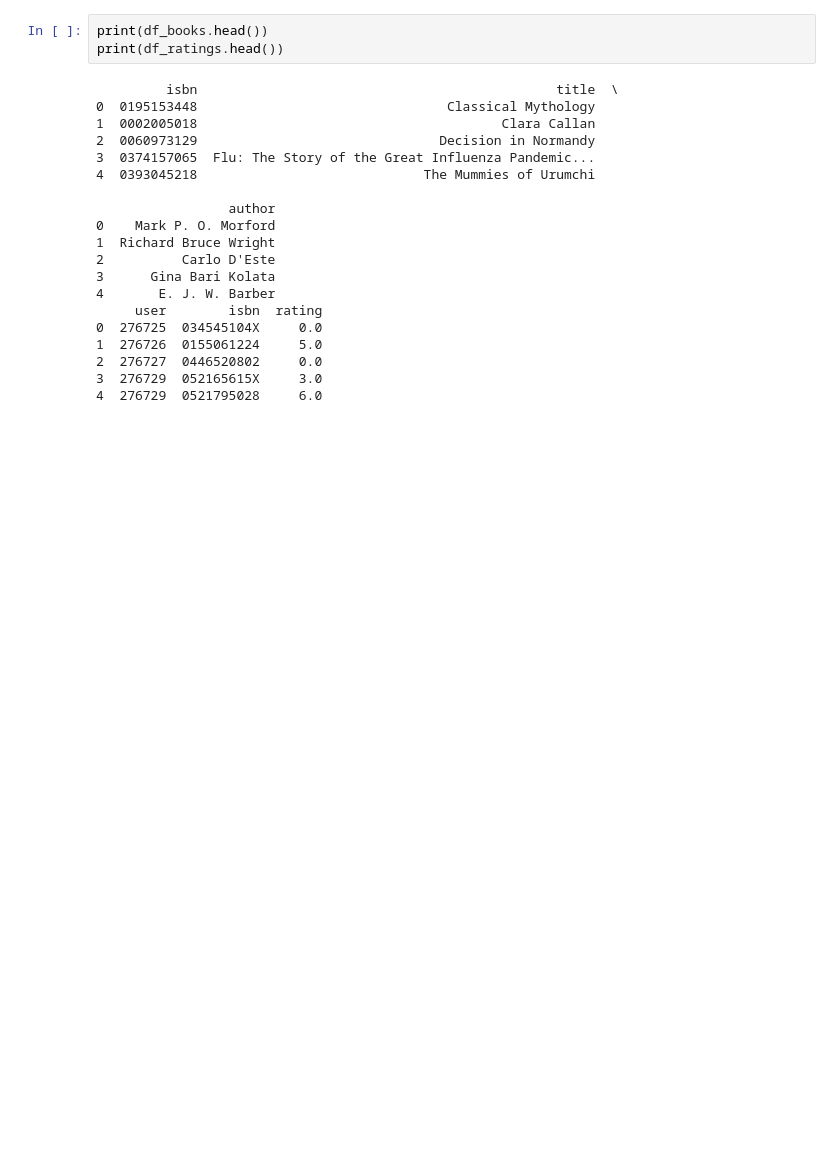
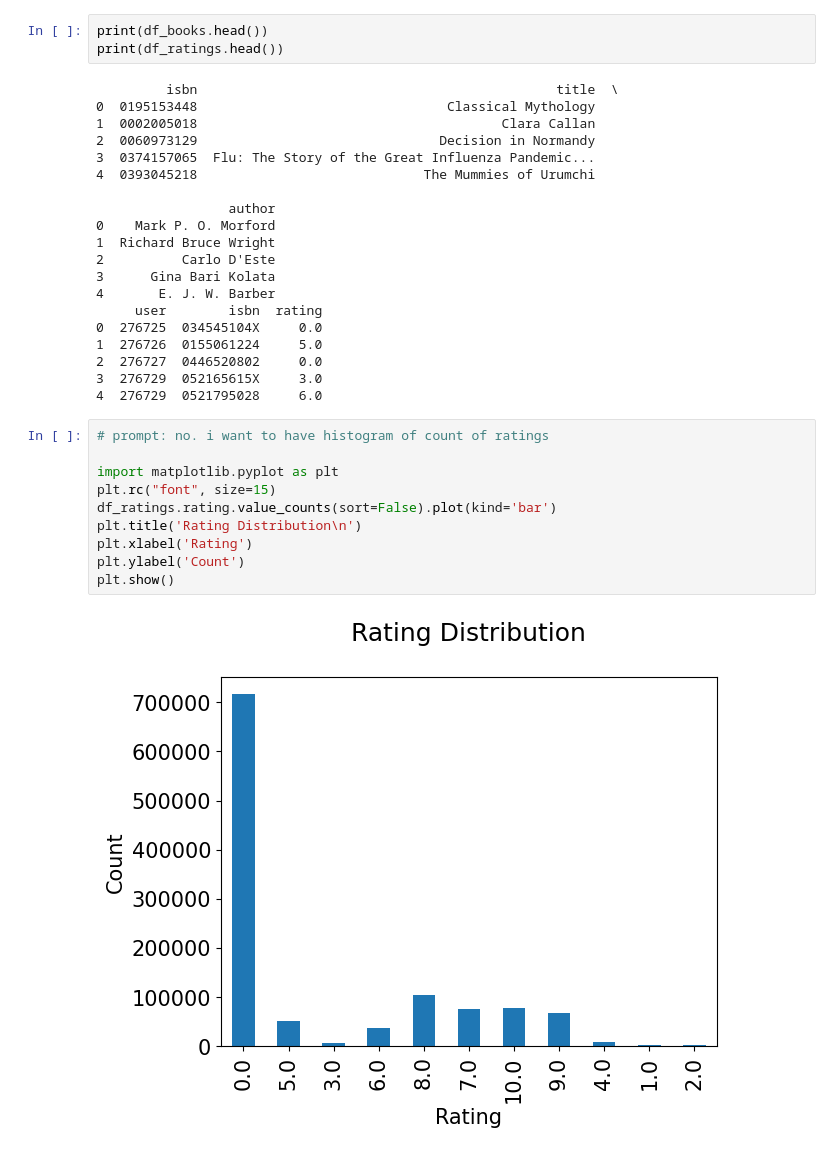
Before and after one commit to mbilalnust/book_recommendation_nearest_neighbor, a Jupyter notebook: fcc_book_recommendation_knn.ipynb, the cells around one changed output. Saved outputs shown, nothing was run; the diff lists cells and outputs as text; blank space fills up the shorter version.

```diff
--- a/fcc_book_recommendation_knn.ipynb
+++ b/fcc_book_recommendation_knn.ipynb
@@ -71,5 +76,17 @@ print(df_ratings.head())
 2  276727  0446520802     0.0
 3  276729  052165615X     3.0
 4  276729  0521795028     6.0
+# %%
+# prompt: no. i want to have histogram of count of ratings
+
+import matplotlib.pyplot as plt
+plt.rc("font", size=15)
+df_ratings.rating.value_counts(sort=False).plot(kind='bar')
+plt.title('Rating Distribution\n')
+plt.xlabel('Rating')
+plt.ylabel('Count')
+plt.show()
+# %% [output]
+[figure, added]
 # %%
 # prompt: i want to remove books with less than 100 ratings. Use df_ratings dataset.
```
Also changed, not shown: parts of 15 cells of this notebook.
